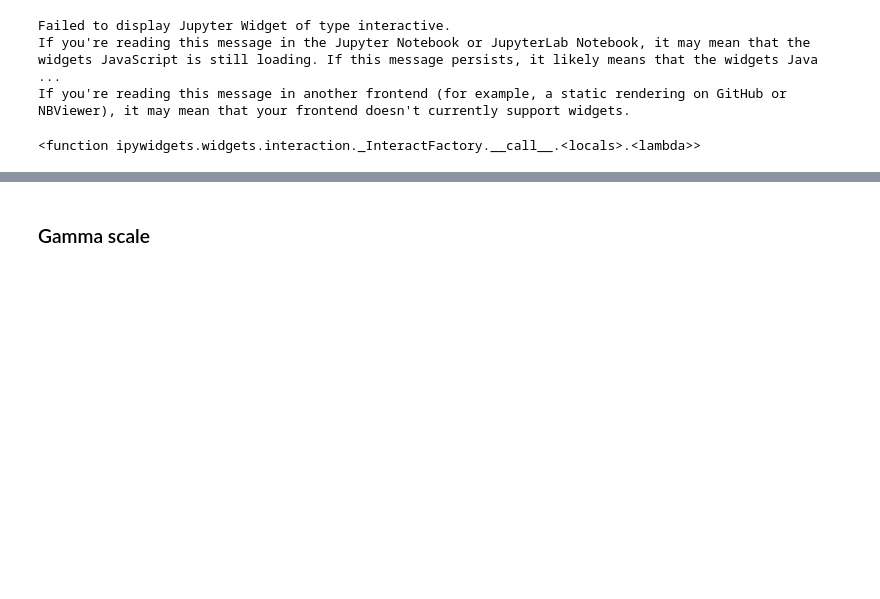
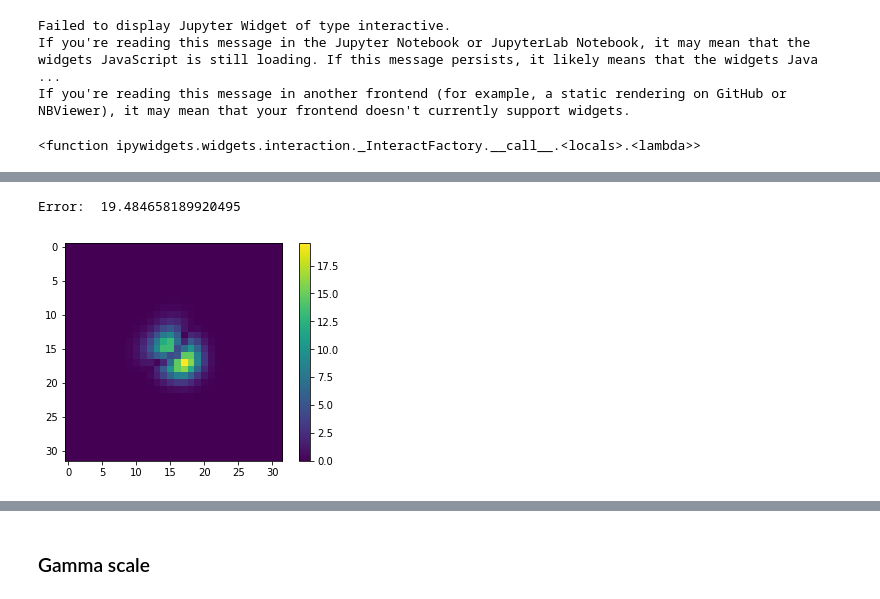
Before and after one commit to dsanmartin/INF383-PJ, a Jupyter notebook: model.ipynb, the cells around one changed output, grey strips where cells are left out. Cells and saved outputs as stored; diff of their text form; code cells hidden in the pictures; blank space fills up the shorter version.

```diff
--- a/model.ipynb
+++ b/model.ipynb
@@ -640,0 +493,7 @@ print(cs2[2])
+# %%
+plt.imshow(np.abs(Tcs2[-1][::2,::2] - Tcs3[-1]))
+plt.colorbar()
+print("Error: ", np.linalg.norm(Tcs2[-1][::2,::2].flatten() - Tcs3[-1].flatten(), np.inf))
+# %% [output]
+Error:  19.484658189920495
+[figure, added]
```
Also changed, not shown: parts of 102 cells of this notebook.
